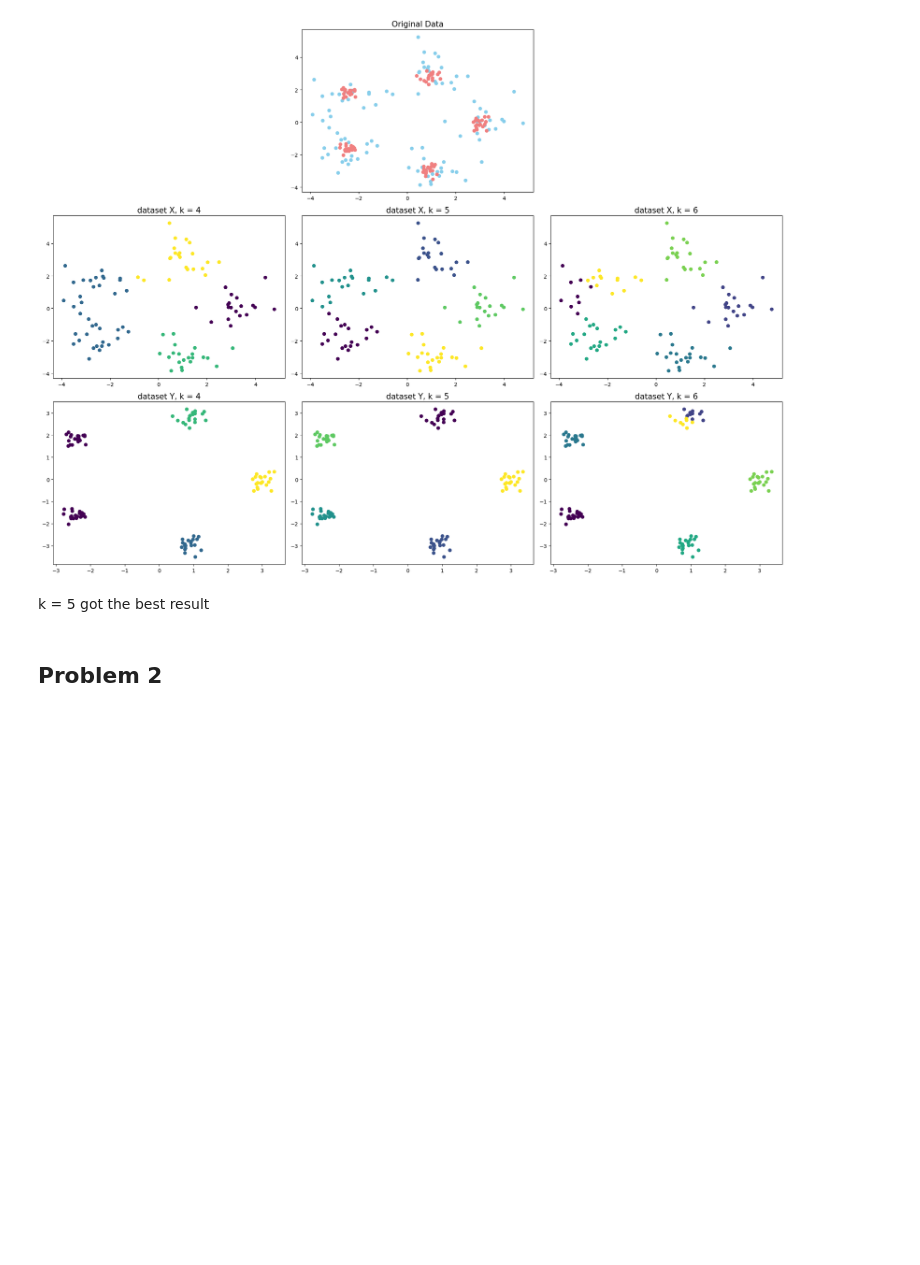
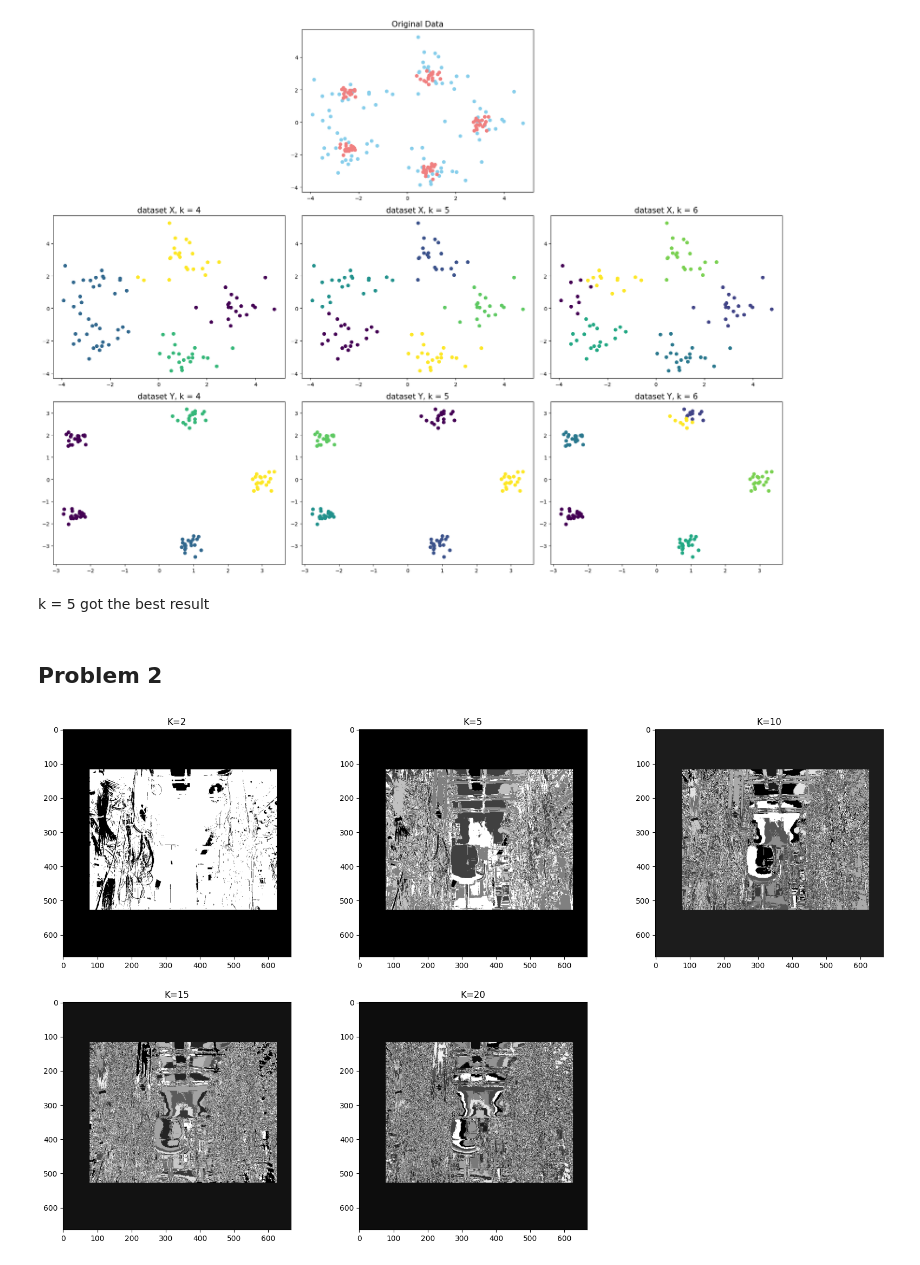
Before and after one commit to yylunxie/2023-Fall-ML, a Jupyter notebook: 11Homework/hw11.ipynb, the cells around one changed output. Cells and saved outputs as stored; diff of their text form; code cells hidden in the pictures; blank space fills up the shorter version.

```diff
--- a/11Homework/hw11.ipynb
+++ b/11Homework/hw11.ipynb
@@ -33,3 +33,28 @@ plt.show()
 k = 5 got the best result
 # %% [markdown]
 ## Problem 2
+# %%
+import cv2 as cv
+
+img = cv.imread('11HW2_PatchPanels.jpg')
+img_gray = cv.imread('11HW2_PatchPanelsGrey.jpeg', cv.IMREAD_GRAYSCALE)
+
+plt.figure(figsize=(20, 12))
+clust = [2, 5, 10, 15, 20]
+
+for i in range(5):
+    # print(k_gray)
+    kmeans = KMeans(n_clusters=clust[i])
+    kmeans.fit(img_gray.reshape(-1, 1))
+    predict = kmeans.predict(img_gray.reshape(-1, 1)).astype(np.float32)
+    predict /= predict.max()
+    predict *= 255
+    k_gray = np.reshape(predict, img_gray.shape)
+    # k_gray /= k_gray.max()
+    # k_gray *= 255
+    plt.subplot(231+i)
+    plt.title(f'K={clust[i]}')
+    plt.imshow(k_gray, cmap='gray')
+plt.show()
+# %% [output]
+[figure, added]
```
Also changed, not shown: parts of 2 cells of this notebook, 2 other files.
